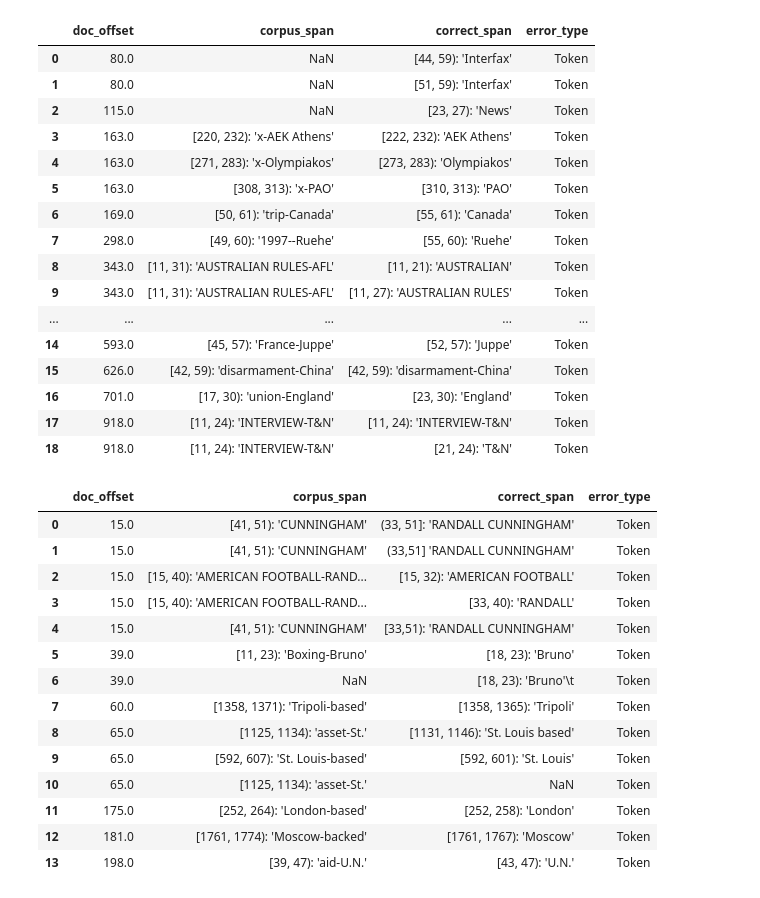
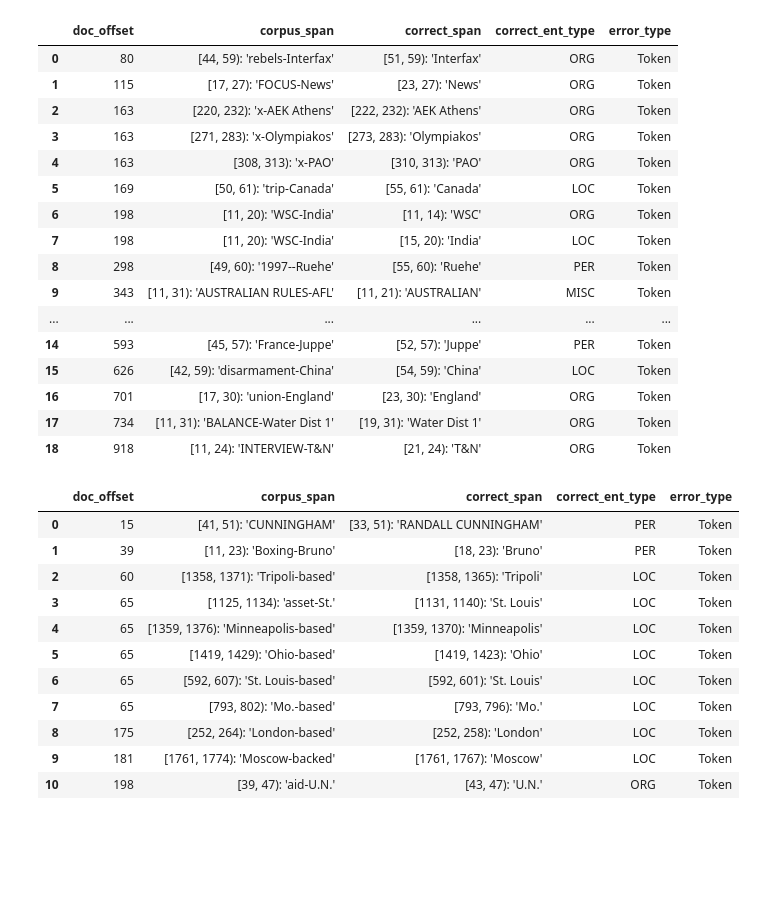
Before and after one commit to CODAIT/Identifying-Incorrect-Labels-In-CoNLL-2003, a Jupyter notebook: scripts/token_correction_preprocessing.ipynb, the cells around one changed output. Drawn from its saved outputs; the diff is of its cells as text; code cells hidden in the pictures; blank space fills up the shorter version.

Commit message:
Rerun token preprocessing and redo manual token edits

```diff
--- a/scripts/token_correction_preprocessing.ipynb
+++ b/scripts/token_correction_preprocessing.ipynb
@@ -17,51 +17,48 @@ files = {
     'train'     : "../original_corpus/eng.train"
 }
 # %%
-columns = ['doc_offset', 'corpus_span', 'correct_span', 'error_type']
+columns = ['doc_offset', 'corpus_span', 'correct_span', 'correct_ent_type', 'error_type']
 
 test_df = pd.DataFrame(columns = columns)
 dev_df = pd.DataFrame(columns = columns)
 train_df = pd.DataFrame(columns = columns)
 
 for f in files['csv_files']:
     current_df = pd.read_csv(os.path.abspath(f))
     test_df = test_df.append(current_df[(current_df["error_type"]=="Token") & (current_df["fold"]=="test")][columns], ignore_index=True)
     dev_df = dev_df.append(current_df[(current_df["error_type"]=="Token") & (current_df["fold"]=="dev")][columns], ignore_index=True)
     train_df = train_df.append(current_df[(current_df["error_type"]=="Token") & (current_df["fold"]=="train")][columns], ignore_index=True)
 
 display(train_df)
 display(dev_df)
 display(test_df)
 # %% [output]
-|  | doc_offset | corpus_span | correct_span | error_type |
-| 0 | 80.0 | NaN | [44, 59): 'Interfax' | Token |
-| 1 | 80.0 | NaN | [51, 59): 'Interfax' | Token |
-| 2 | 115.0 | NaN | [23, 27): 'News' | Token |
-| 3 | 163.0 | [220, 232): 'x-AEK Athens' | [222, 232): 'AEK Athens' | Token |
-| 4 | 163.0 | [271, 283): 'x-Olympiakos' | [273, 283): 'Olympiakos' | Token |
-| 5 | 163.0 | [308, 313): 'x-PAO' | [310, 313): 'PAO' | Token |
-| 6 | 169.0 | [50, 61): 'trip-Canada' | [55, 61): 'Canada' | Token |
-| 7 | 298.0 | [49, 60): '1997--Ruehe' | [55, 60): 'Ruehe' | Token |
-| 8 | 343.0 | [11, 31): 'AUSTRALIAN RULES-AFL' | [11, 21): 'AUSTRALIAN' | Token |
-| 9 | 343.0 | [11, 31): 'AUSTRALIAN RULES-AFL' | [11, 27): 'AUSTRALIAN RULES' | Token |
-| ... | ... | ... | ... | ... |
-| 14 | 593.0 | [45, 57): 'France-Juppe' | [52, 57): 'Juppe' | Token |
-| 15 | 626.0 | [42, 59): 'disarmament-China' | [42, 59): 'disarmament-China' | Token |
-| 16 | 701.0 | [17, 30): 'union-England' | [23, 30): 'England' | Token |
-| 17 | 918.0 | [11, 24): 'INTERVIEW-T&N' | [11, 24): 'INTERVIEW-T&N' | Token |
-| 18 | 918.0 | [11, 24): 'INTERVIEW-T&N' | [21, 24): 'T&N' | Token |
+|  | doc_offset | corpus_span | correct_span | correct_ent_type | error_type |
+| 0 | 80 | [44, 59): 'rebels-Interfax' | [51, 59): 'Interfax' | ORG | Token |
+| 1 | 115 | [17, 27): 'FOCUS-News' | [23, 27): 'News' | ORG | Token |
+| 2 | 163 | [220, 232): 'x-AEK Athens' | [222, 232): 'AEK Athens' | ORG | Token |
+| 3 | 163 | [271, 283): 'x-Olympiakos' | [273, 283): 'Olympiakos' | ORG | Token |
+| 4 | 163 | [308, 313): 'x-PAO' | [310, 313): 'PAO' | ORG | Token |
+| 5 | 169 | [50, 61): 'trip-Canada' | [55, 61): 'Canada' | LOC | Token |
+| 6 | 198 | [11, 20): 'WSC-India' | [11, 14): 'WSC' | ORG | Token |
+| 7 | 198 | [11, 20): 'WSC-India' | [15, 20): 'India' | LOC | Token |
+| 8 | 298 | [49, 60): '1997--Ruehe' | [55, 60): 'Ruehe' | PER | Token |
+| 9 | 343 | [11, 31): 'AUSTRALIAN RULES-AFL' | [11, 21): 'AUSTRALIAN' | MISC | Token |
+| ... | ... | ... | ... | ... | ... |
+| 14 | 593 | [45, 57): 'France-Juppe' | [52, 57): 'Juppe' | PER | Token |
+| 15 | 626 | [42, 59): 'disarmament-China' | [54, 59): 'China' | LOC | Token |
+| 16 | 701 | [17, 30): 'union-England' | [23, 30): 'England' | ORG | Token |
+| 17 | 734 | [11, 31): 'BALANCE-Water Dist 1' | [19, 31): 'Water Dist 1' | ORG | Token |
+| 18 | 918 | [11, 24): 'INTERVIEW-T&N' | [21, 24): 'T&N' | ORG | Token |
-|  | doc_offset | corpus_span | correct_span | error_type |
-| 0 | 15.0 | [41, 51): 'CUNNINGHAM' | (33, 51]: 'RANDALL CUNNINGHAM' | Token |
-| 1 | 15.0 | [41, 51): 'CUNNINGHAM' | (33,51] 'RANDALL CUNNINGHAM' | Token |
-| 2 | 15.0 | [15, 40): 'AMERICAN FOOTBALL-RAND... | [15, 32): 'AMERICAN FOOTBALL' | Token |
-| 3 | 15.0 | [15, 40): 'AMERICAN FOOTBALL-RAND... | [33, 40): 'RANDALL' | Token |
-| 4 | 15.0 | [41, 51): 'CUNNINGHAM' | [33,51): 'RANDALL CUNNINGHAM' | Token |
-| 5 | 39.0 | [11, 23): 'Boxing-Bruno' | [18, 23): 'Bruno' | Token |
-| 6 | 39.0 | NaN | [18, 23): 'Bruno'\t | Token |
-| 7 | 60.0 | [1358, 1371): 'Tripoli-based' | [1358, 1365): 'Tripoli' | Token |
-| 8 | 65.0 | [1125, 1134): 'asset-St.' | [1131, 1146): 'St. Louis based' | Token |
-| 9 | 65.0 | [592, 607): 'St. Louis-based' | [592, 601): 'St. Louis' | Token |
-| 10 | 65.0 | [1125, 1134): 'asset-St.' | NaN | Token |
-| 11 | 175.0 | [252, 264): 'London-based' | [252, 258): 'London' | Token |
-| 12 | 181.0 | [1761, 1774): 'Moscow-backed' | [1761, 1767): 'Moscow' | Token |
-| 13 | 198.0 | [39, 47): 'aid-U.N.' | [43, 47): 'U.N.' | Token |
+|  | doc_offset | corpus_span | correct_span | correct_ent_type | error_type |
+| 0 | 15 | [41, 51): 'CUNNINGHAM' | [33, 51): 'RANDALL CUNNINGHAM' | PER | Token |
+| 1 | 39 | [11, 23): 'Boxing-Bruno' | [18, 23): 'Bruno' | PER | Token |
+| 2 | 60 | [1358, 1371): 'Tripoli-based' | [1358, 1365): 'Tripoli' | LOC | Token |
+| 3 | 65 | [1125, 1134): 'asset-St.' | [1131, 1140): 'St. Louis' | LOC | Token |
+| 4 | 65 | [1359, 1376): 'Minneapolis-based' | [1359, 1370): 'Minneapolis' | LOC | Token |
+| 5 | 65 | [1419, 1429): 'Ohio-based' | [1419, 1423): 'Ohio' | LOC | Token |
+| 6 | 65 | [592, 607): 'St. Louis-based' | [592, 601): 'St. Louis' | LOC | Token |
+| 7 | 65 | [793, 802): 'Mo.-based' | [793, 796): 'Mo.' | LOC | Token |
+| 8 | 175 | [252, 264): 'London-based' | [252, 258): 'London' | LOC | Token |
+| 9 | 181 | [1761, 1774): 'Moscow-backed' | [1761, 1767): 'Moscow' | LOC | Token |
+| 10 | 198 | [39, 47): 'aid-U.N.' | [43, 47): 'U.N.' | ORG | Token |
```
Also changed, not shown: parts of 10 cells of this notebook, 6 other files.
